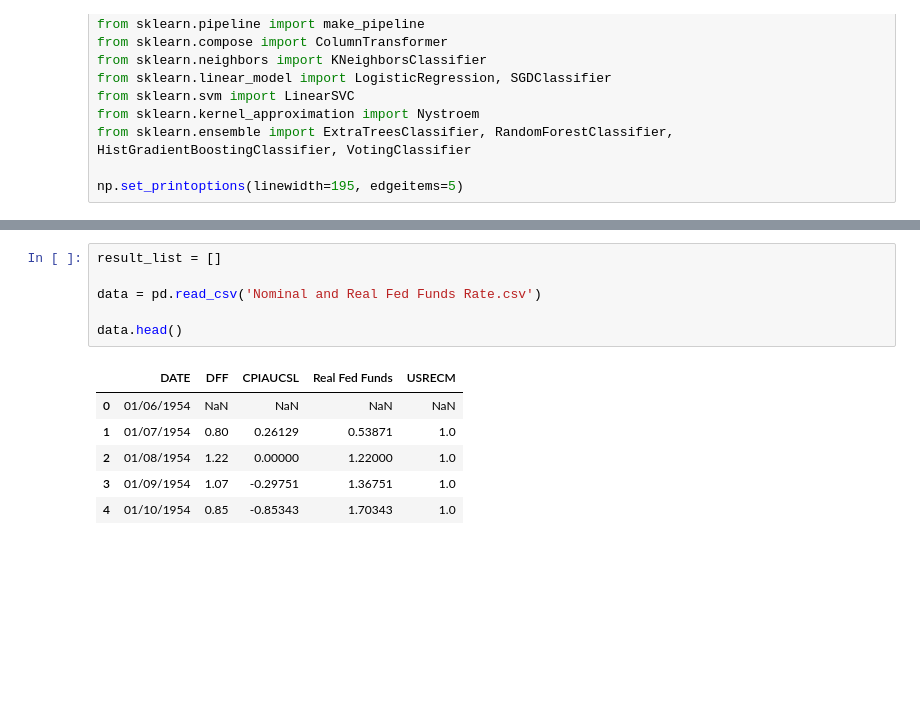
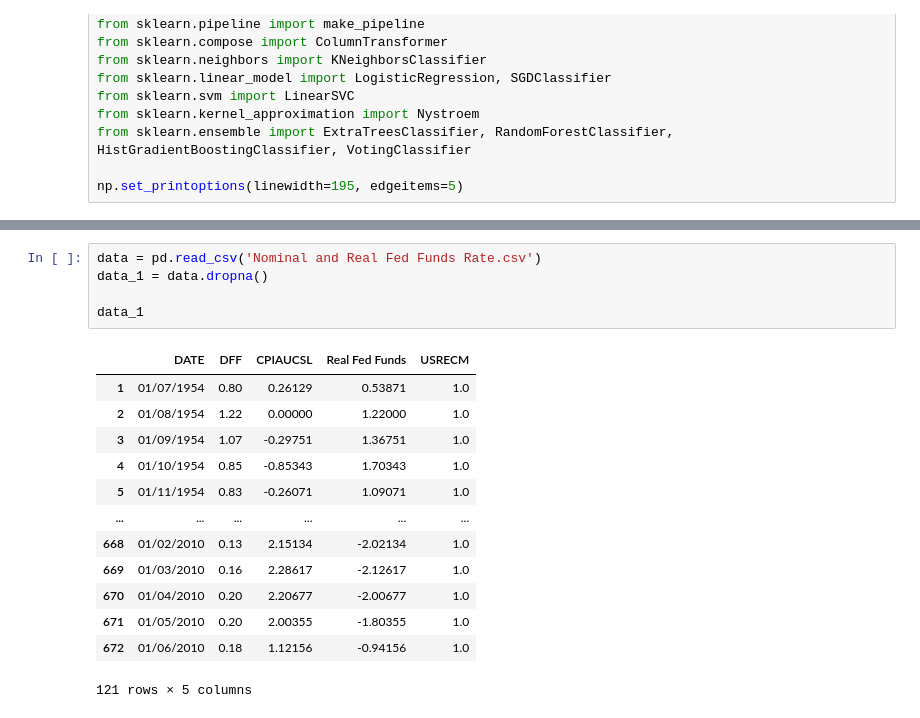
Before and after one commit to snajme/Capital-MarketML, a Jupyter notebook: NominalandRealFedFundsRateAnalysis.ipynb, the cells around one changed output, grey strips where cells are left out. Drawn from its saved outputs; the diff is of its cells as text; blank space fills up the shorter version.

```diff
--- a/NominalandRealFedFundsRateAnalysis.ipynb
+++ b/NominalandRealFedFundsRateAnalysis.ipynb
@@ -22,13 +32,19 @@ np.set_printoptions(linewidth=195, edgeitems=5)
 # %%
-result_list = []
+data = pd.read_csv('Nominal and Real Fed Funds Rate.csv')
+data_1 = data.dropna()
 
-data = pd.read_csv('Nominal and Real Fed Funds Rate.csv')
-
-data.head()
+data_1
 # %% [output]
 |  | DATE | DFF | CPIAUCSL | Real Fed Funds | USRECM |
-| 0 | 01/06/1954 | NaN | NaN | NaN | NaN |
 | 1 | 01/07/1954 | 0.80 | 0.26129 | 0.53871 | 1.0 |
 | 2 | 01/08/1954 | 1.22 | 0.00000 | 1.22000 | 1.0 |
 | 3 | 01/09/1954 | 1.07 | -0.29751 | 1.36751 | 1.0 |
 | 4 | 01/10/1954 | 0.85 | -0.85343 | 1.70343 | 1.0 |
+| 5 | 01/11/1954 | 0.83 | -0.26071 | 1.09071 | 1.0 |
+| ... | ... | ... | ... | ... | ... |
+| 668 | 01/02/2010 | 0.13 | 2.15134 | -2.02134 | 1.0 |
+| 669 | 01/03/2010 | 0.16 | 2.28617 | -2.12617 | 1.0 |
+| 670 | 01/04/2010 | 0.20 | 2.20677 | -2.00677 | 1.0 |
+| 671 | 01/05/2010 | 0.20 | 2.00355 | -1.80355 | 1.0 |
+| 672 | 01/06/2010 | 0.18 | 1.12156 | -0.94156 | 1.0 |
+121 rows × 5 columns
```
Also changed, not shown: parts of 10 cells of this notebook.
